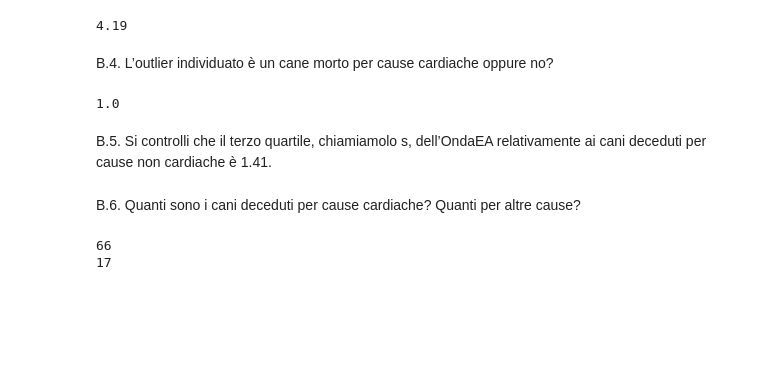
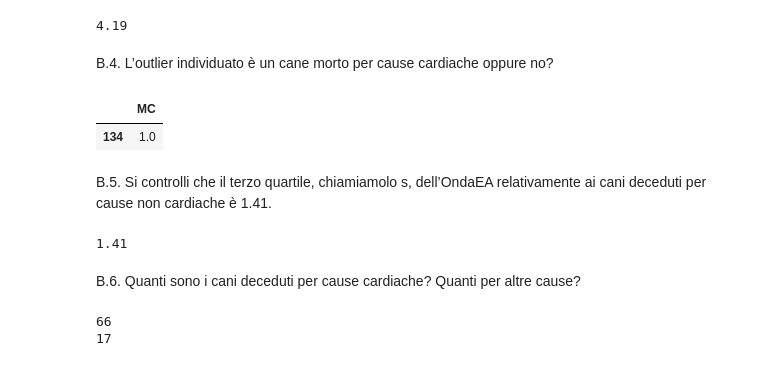
Before and after one commit to f14-bertolotti/SAD-unimi, a Jupyter notebook: cani/solution_python.ipynb, the cells around one changed output. Saved outputs shown, nothing was run; the diff lists cells and outputs as text; code cells hidden in the pictures; blank space fills up the shorter version.

```diff
--- a/cani/solution_python.ipynb
+++ b/cani/solution_python.ipynb
@@ -310,13 +315,17 @@ dataB.loc[dataB.OndaEA == dataB.OndaEA.max(),:].OndaEA.to_list()[0]
 # %% [markdown]
 B.4. L’outlier individuato è un cane morto per cause cardiache oppure no?
 # %%
-dataB.loc[dataB.OndaEA == max(dataB.OndaEA),:].MC.to_list()[0]
+dataB.loc[dataB.OndaEA == max(dataB.OndaEA),["MC"]]
 # %% [output]
-1.0
+|  | MC |
+| 134 | 1.0 |
 # %% [markdown]
 B.5. Si controlli che il terzo quartile, chiamiamolo s, dell’OndaEA relativamente ai cani deceduti per cause non cardiache è 1.41.
 # %%
 s = dataB.loc[dataB.MC==0,"OndaEA"].dropna().quantile(0.75)
+print(s)
+# %% [output]
+1.41
 # %% [markdown]
 B.6. Quanti sono i cani deceduti per cause cardiache? Quanti per altre cause?
 # %%
```
Also changed, not shown: parts of 10 cells of this notebook, 3 other files.
